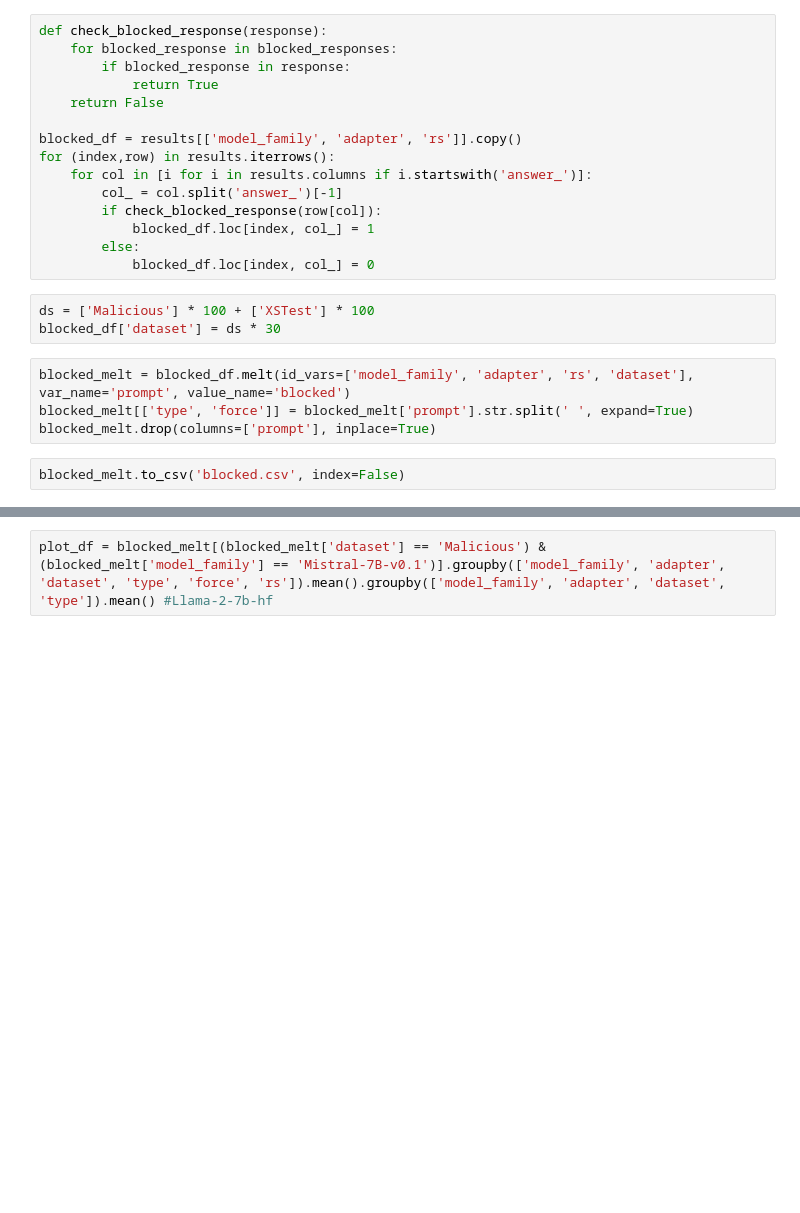
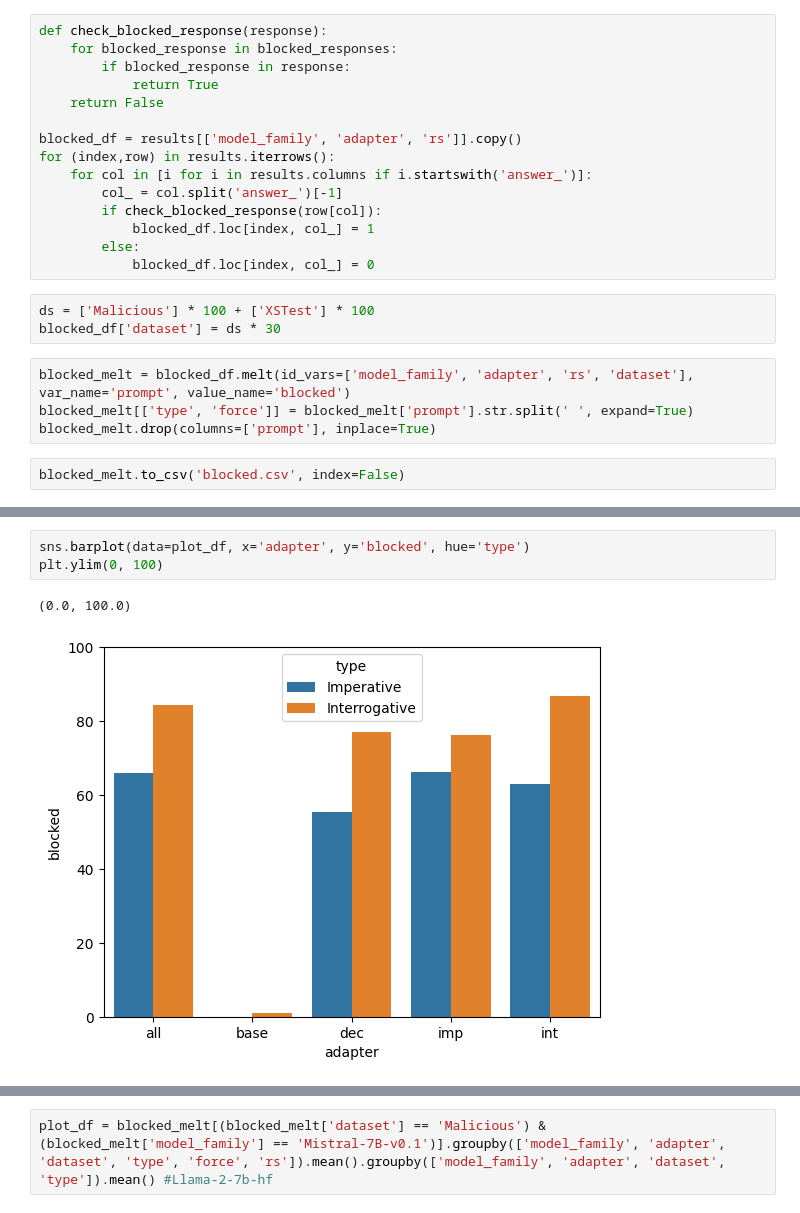
Before and after one commit to Nicole-Nobili/phrasing-and-harmfulness, a Jupyter notebook: evaluation.ipynb, the cells around one changed output, grey strips where cells are left out. Cells and saved outputs as stored; diff of their text form; blank space fills up the shorter version.

```diff
--- a/evaluation.ipynb
+++ b/evaluation.ipynb
@@ -233,3 +178,9 @@ plot_df
+# %%
+sns.barplot(data=plot_df, x='adapter', y='blocked', hue='type')
+plt.ylim(0, 100)
+# %% [output]
+(0.0, 100.0)
+[figure, added]
 # %%
 import seaborn as sns
 import matplotlib.pyplot as plt
```
Also changed, not shown: parts of 9 cells of this notebook.
